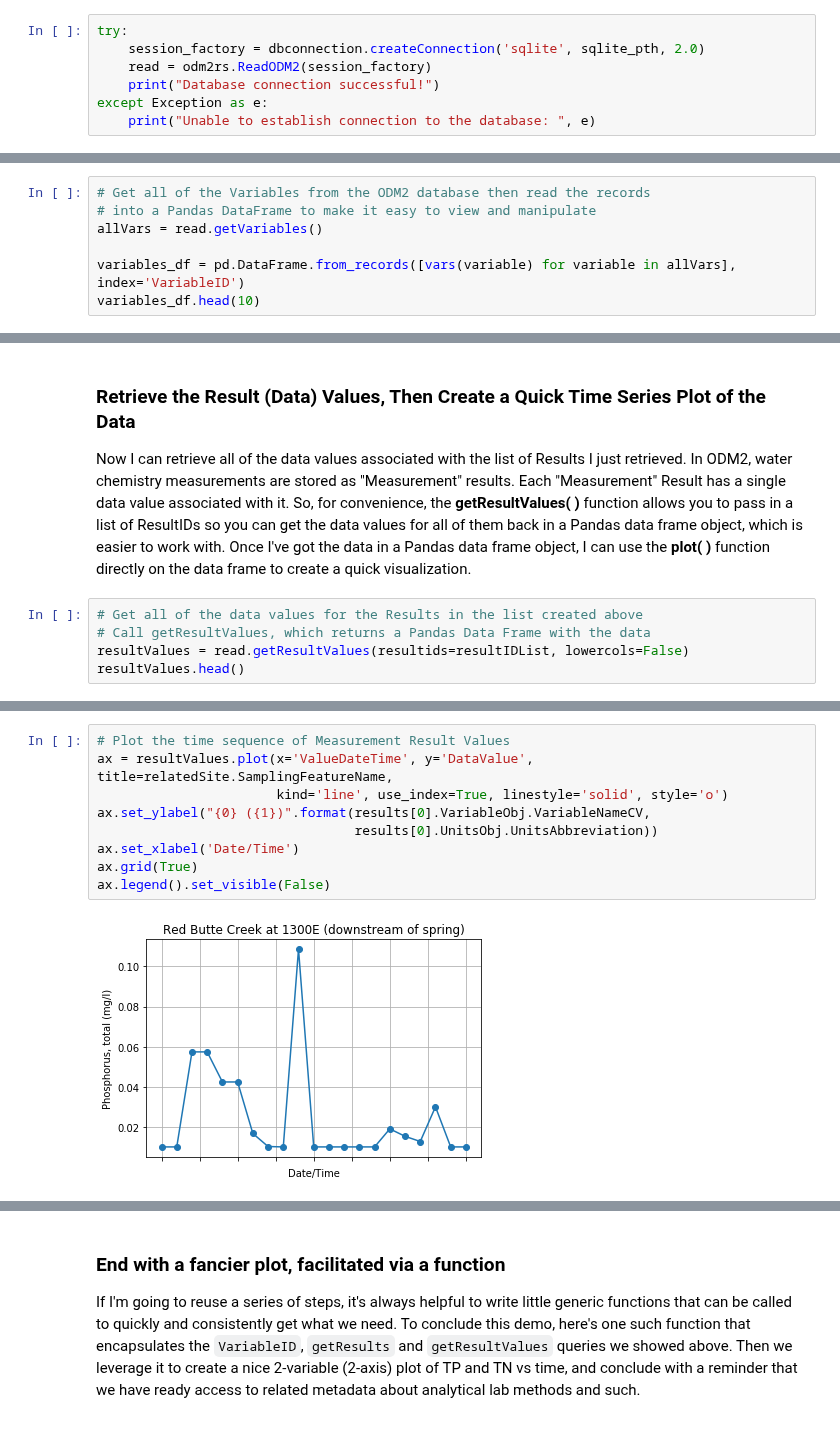
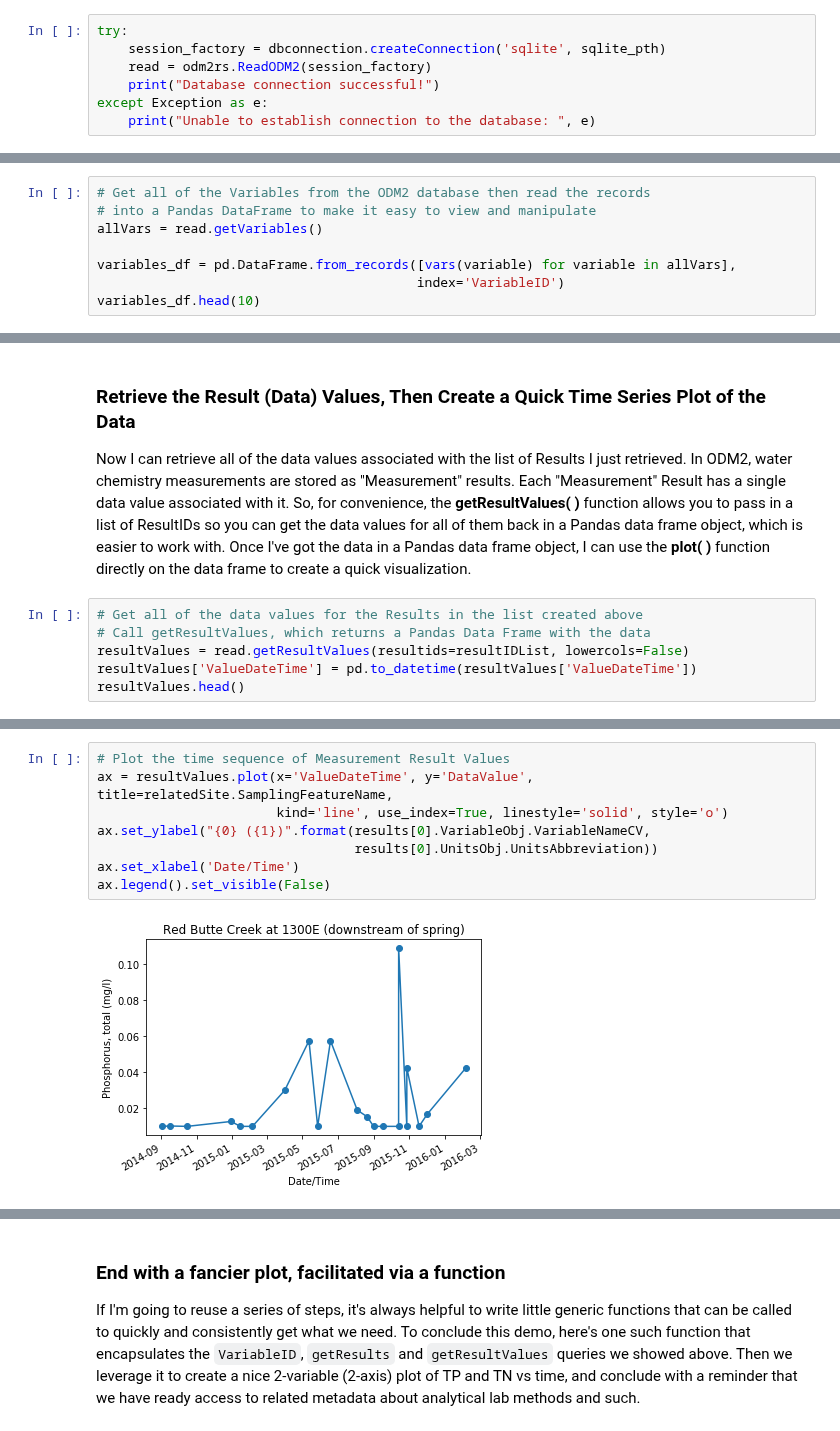
Before and after one commit to ODM2/ODM2PythonAPI, a Jupyter notebook: Examples/WaterQualityMeasurements_RetrieveVisualize.ipynb, the cells around one changed output, grey strips where cells are left out. Drawn from its saved outputs; the diff is of its cells as text.

```diff
--- a/Examples/WaterQualityMeasurements_RetrieveVisualize.ipynb
+++ b/Examples/WaterQualityMeasurements_RetrieveVisualize.ipynb
@@ -51,7 +49,7 @@ dbname_sqlite = "iUTAHGAMUT_waterquality_measurementresults_ODM2.sqlite"
 sqlite_pth = os.path.join("data", dbname_sqlite)
 # %%
 try:
-    session_factory = dbconnection.createConnection('sqlite', sqlite_pth, 2.0)
+    session_factory = dbconnection.createConnection('sqlite', sqlite_pth)
     read = odm2rs.ReadODM2(session_factory)
     print("Database connection successful!")
 except Exception as e:
@@ -72,7 +70,8 @@ A simple query with simple output.
 # into a Pandas DataFrame to make it easy to view and manipulate
 allVars = read.getVariables()
 
-variables_df = pd.DataFrame.from_records([vars(variable) for variable in allVars], index='VariableID')
+variables_df = pd.DataFrame.from_records([vars(variable) for variable in allVars],
+                                         index='VariableID')
 variables_df.head(10)
 # %% [output]
 |  | NoDataValue | SpeciationCV | VariableCode | VariableDefinition | VariableNameCV | VariableTypeCV | ... |
@@ -353,6 +349,7 @@ Now I can retrieve all of the data values associated with the list of Results I
 # Get all of the data values for the Results in the list created above
 # Call getResultValues, which returns a Pandas Data Frame with the data
 resultValues = read.getResultValues(resultids=resultIDList, lowercols=False)
+resultValues['ValueDateTime'] = pd.to_datetime(resultValues['ValueDateTime'])
 resultValues.head()
 # %% [output]
 |  | ValueID | ResultID | DataValue | ValueDateTime | ValueDateTimeUTCOffset |
@@ -364,11 +367,10 @@ resultValues.head()
 # %%
 # Plot the time sequence of Measurement Result Values
 ax = resultValues.plot(x='ValueDateTime', y='DataValue', title=relatedSite.SamplingFeatureName,
                        kind='line', use_index=True, linestyle='solid', style='o')
 ax.set_ylabel("{0} ({1})".format(results[0].VariableObj.VariableNameCV,
                                  results[0].UnitsObj.UnitsAbbreviation))
 ax.set_xlabel('Date/Time')
-ax.grid(True)
 ax.legend().set_visible(False)
 # %% [output]
-[figure, old version]
+[figure, new version]
```
Also changed, not shown: parts of 13 cells of this notebook, 3 other files.
